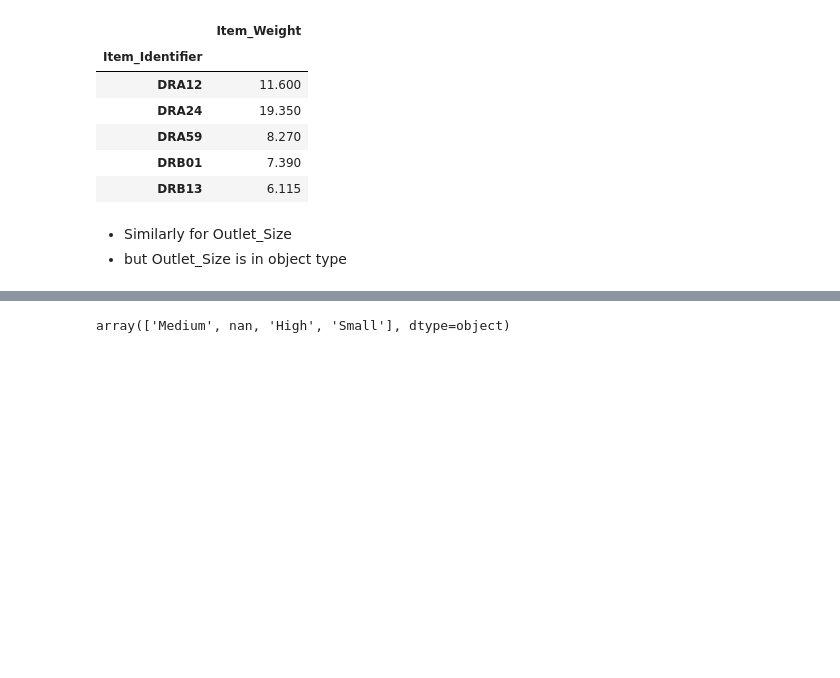
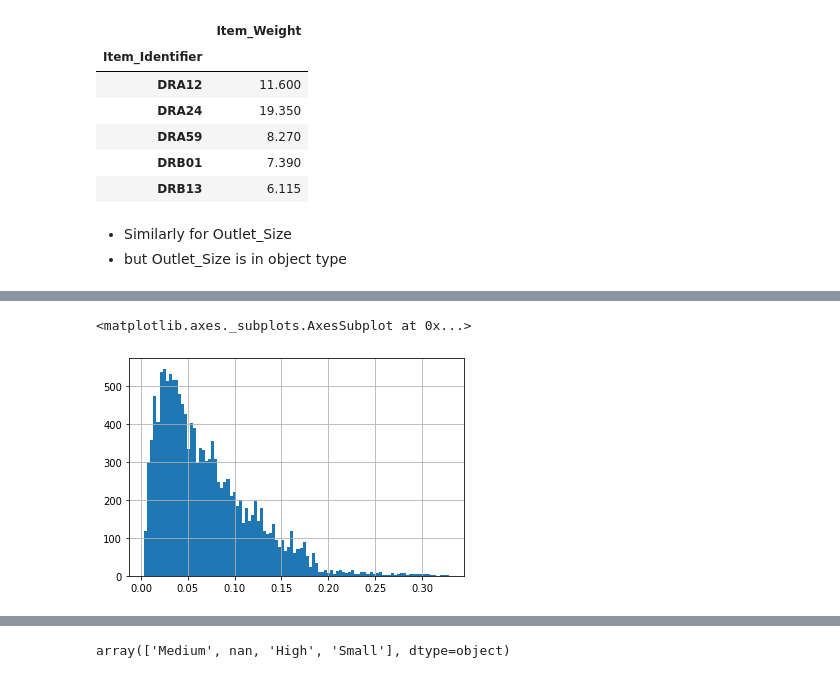
Before and after one commit to sathishrouthu/BigMart-Sales_Prediction, a Jupyter notebook: EDA-BigMart Sales.ipynb, the cells around one changed output, grey strips where cells are left out. Cells and saved outputs as stored; diff of their text form; code cells hidden in the pictures; blank space fills up the shorter version.

```diff
--- a/EDA-BigMart Sales.ipynb
+++ b/EDA-BigMart Sales.ipynb
@@ -305,0 +329,5 @@ for identifier in itemweights.index:
+# %%
+data['Item_Visibility'].hist(bins=100)
+# %% [output]
+<matplotlib.axes._subplots.AxesSubplot at 0x...>
+[figure, added]
```
Also changed, not shown: parts of 20 cells of this notebook.
